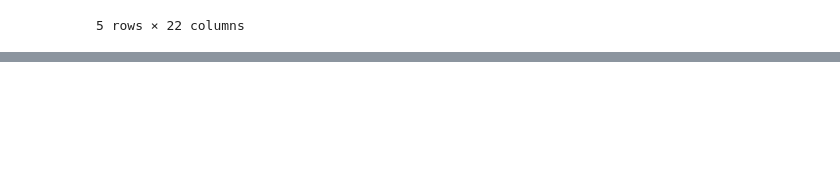
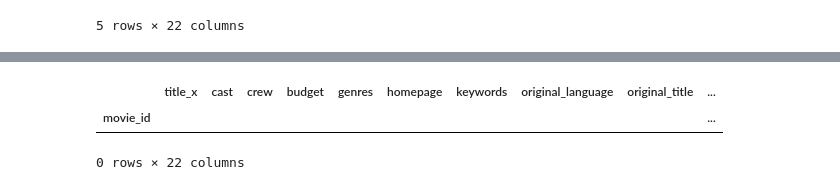
Before and after one commit to Ellana42/projet_info, a Jupyter notebook: rating_movies.ipynb, the cells around one changed output, grey strips where cells are left out. Drawn from its saved outputs; the diff is of its cells as text; code cells hidden in the pictures; blank space fills up the shorter version.

```diff
--- a/rating_movies.ipynb
+++ b/rating_movies.ipynb
@@ -43,4 +47,7 @@ movies.shape
 credits.shape
 # %% [output]
 (4803, 4)
+# %%
+# Let's just transform the release date to a datetime type
+movies['release_date'] = pd.to_datetime(movies['release_date'])
 # %% [markdown]
@@ -80,0 +144,7 @@ data.head()
+# %%
+# Let's split the database by column type so that we can search for missing values properly
+(data.select_dtypes('number') == 0).sum()
+# %% [output]
+|  | title_x | cast | crew | budget | genres | homepage | keywords | original_language | original_title | ... |
+| movie_id |  |  |  |  |  |  |  |  |  | ... |
+0 rows × 22 columns
```
Also changed, not shown: parts of 28 cells of this notebook, 1 other file.
